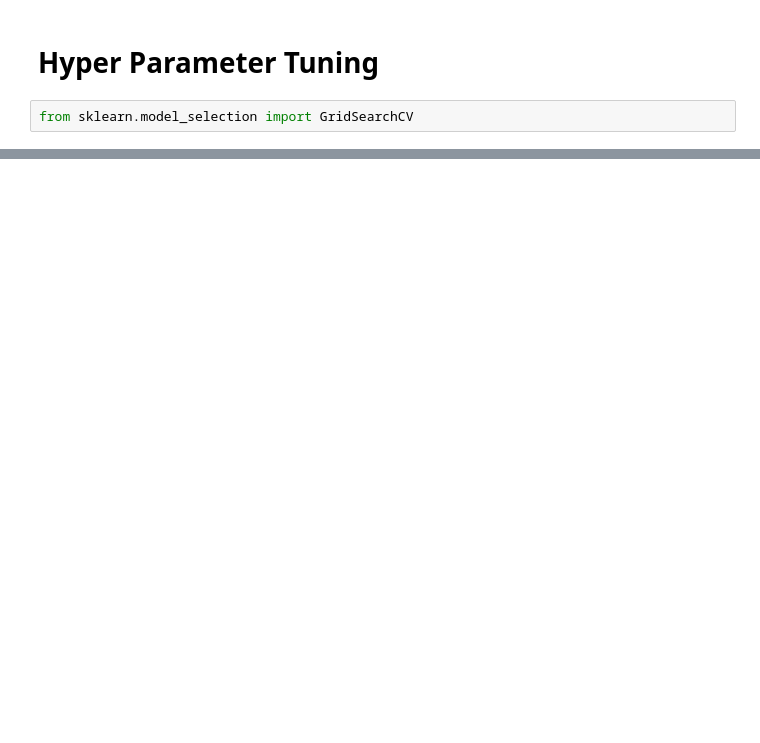
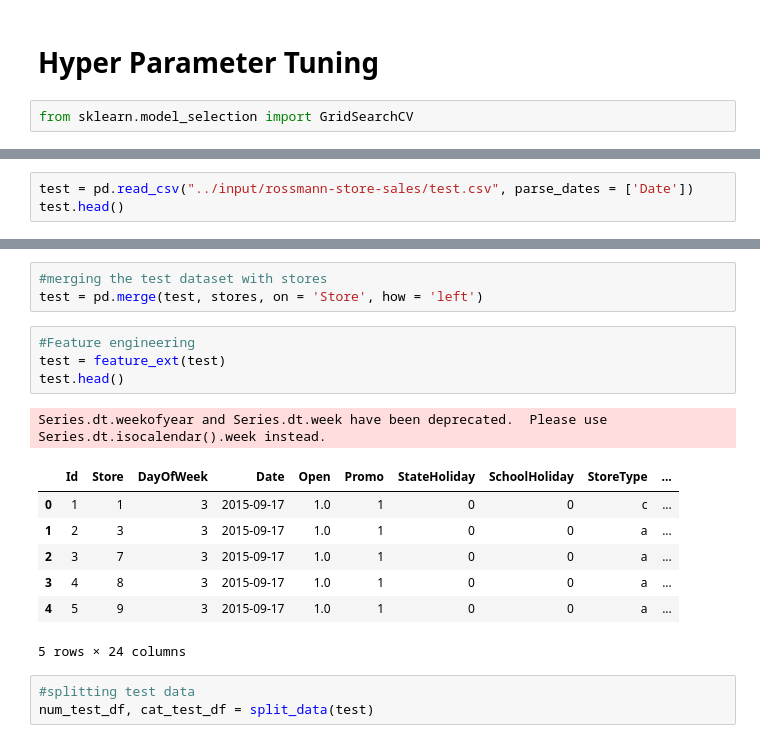
Before and after one commit to Prinkesh39/Rossman_Sales_Forecast, a Jupyter notebook: rossman-store-sales-prediction.ipynb, the cells around one changed output, grey strips where cells are left out. Drawn from its saved outputs; the diff is of its cells as text; blank space fills up the shorter version.

```diff
--- a/rossman-store-sales-prediction.ipynb
+++ b/rossman-store-sales-prediction.ipynb
@@ -471,0 +484,3 @@ Root Mean Square score:  0.011247815358826938
+# %%
+test = pd.read_csv("../input/rossmann-store-sales/test.csv", parse_dates = ['Date'])
+test.head()
@@ -471,0 +494,19 @@ Root Mean Square score:  0.011247815358826938
+# %%
+#merging the test dataset with stores
+test = pd.merge(test, stores, on = 'Store', how = 'left')
+# %%
+#Feature engineering
+test = feature_ext(test)
+test.head()
+# %% [output]
+Series.dt.weekofyear and Series.dt.week have been deprecated.  Please use Series.dt.isocalendar().week instead.
+|  | Id | Store | DayOfWeek | Date | Open | Promo | StateHoliday | SchoolHoliday | StoreType | ... |
+| 0 | 1 | 1 | 3 | 2015-09-17 | 1.0 | 1 | 0 | 0 | c | ... |
+| 1 | 2 | 3 | 3 | 2015-09-17 | 1.0 | 1 | 0 | 0 | a | ... |
+| 2 | 3 | 7 | 3 | 2015-09-17 | 1.0 | 1 | 0 | 0 | a | ... |
+| 3 | 4 | 8 | 3 | 2015-09-17 | 1.0 | 1 | 0 | 0 | a | ... |
+| 4 | 5 | 9 | 3 | 2015-09-17 | 1.0 | 1 | 0 | 0 | a | ... |
+5 rows × 24 columns
+# %%
+#splitting test data
+num_test_df, cat_test_df = split_data(test)
```
Also changed, not shown: parts of 33 cells of this notebook.
